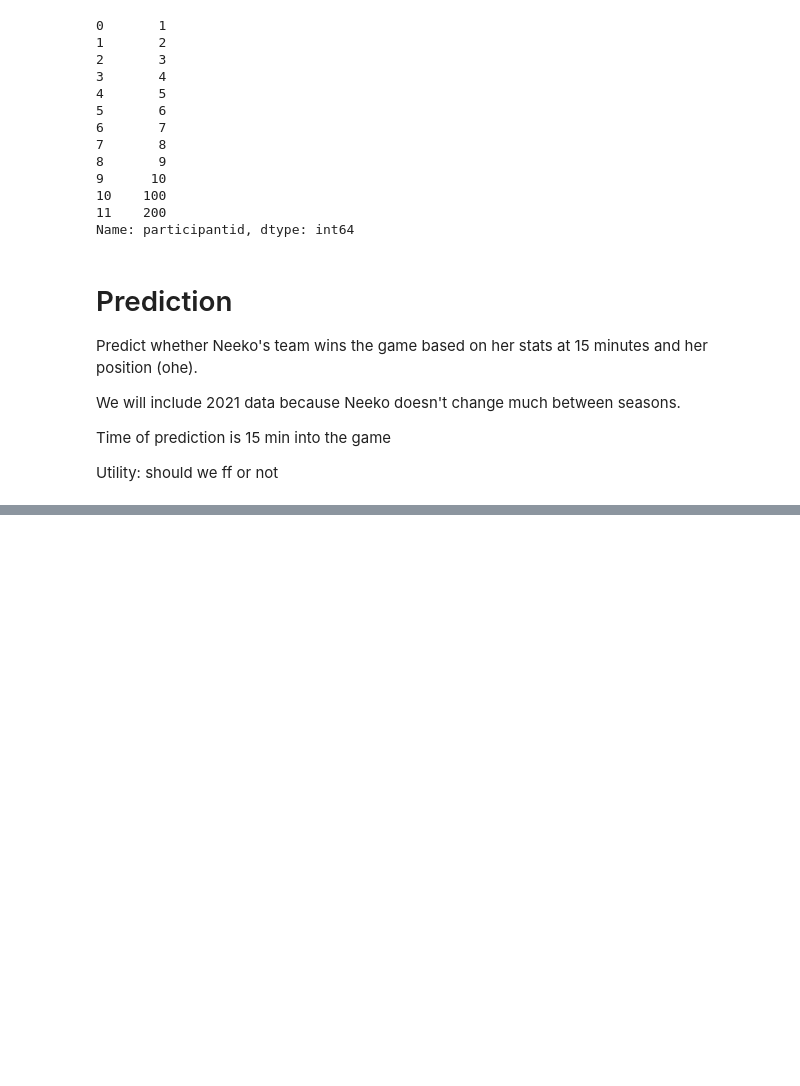
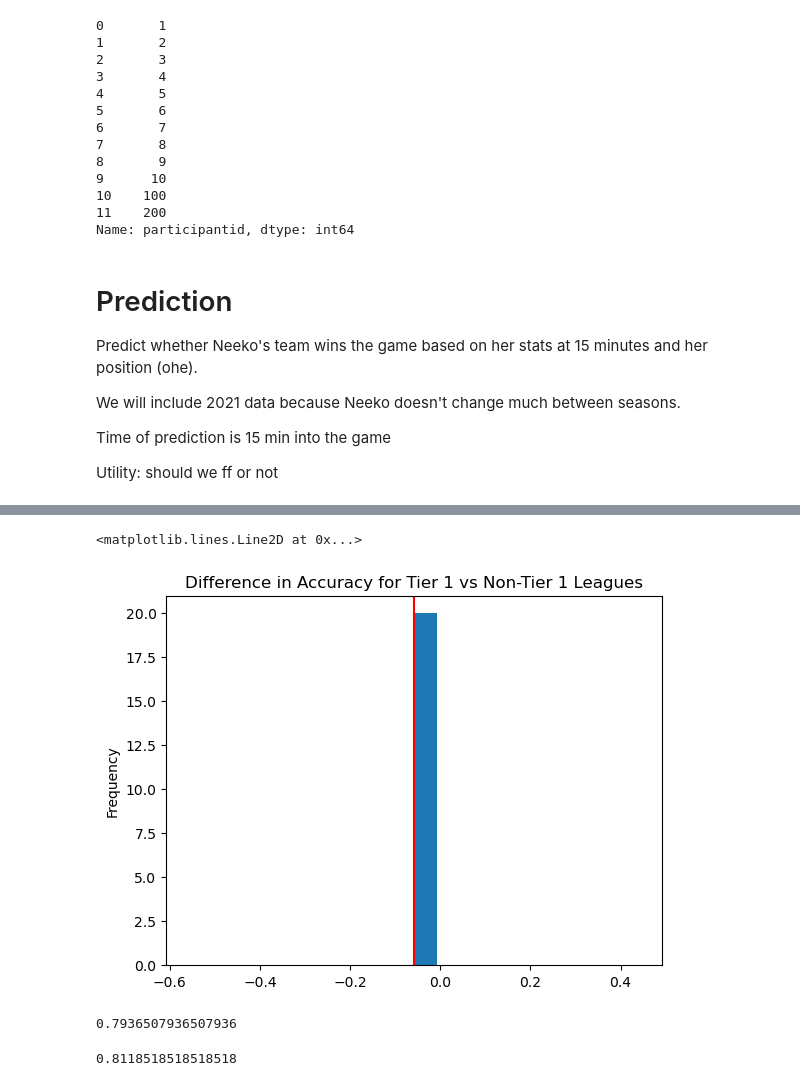
Before and after one commit to elliekwang/neeko_rework, a Jupyter notebook: joyce.ipynb, the cells around one changed output, grey strips where cells are left out. Cells and saved outputs as stored; diff of their text form; code cells hidden in the pictures; blank space fills up the shorter version.

```diff
--- a/joyce.ipynb
+++ b/joyce.ipynb
@@ -419,0 +647,23 @@ print("Accuracy:", accuracy)
+# %%
+fig = pd.Series(diff_in_acc).plot(kind='hist', density=True, bins=20,
+                        title='Difference in Accuracy for Tier 1 vs Non-Tier 1 Leagues')
+fig.axvline(x=obs, color='red')
+# %% [output]
+<matplotlib.lines.Line2D at 0x...>
+[figure, added]
+# %%
+t1_df = fair[fair['tier1'] == 1].drop(columns='tier1')
+X_t1 = t1_df.drop(columns='result')
+y_t1 = t1_df['result']
+
+grids.score(X_t1, y_t1)
+# %% [output]
+0.7936507936507936
+# %%
+non_df = fair[fair['tier1'] == 0].drop(columns='tier1')
+X_non = non_df.drop(columns='result')
+y_non = non_df['result']
+
+grids.score(X_non, y_non)
+# %% [output]
+0.8118518518518518
```
Also changed, not shown: parts of 40 cells of this notebook.
